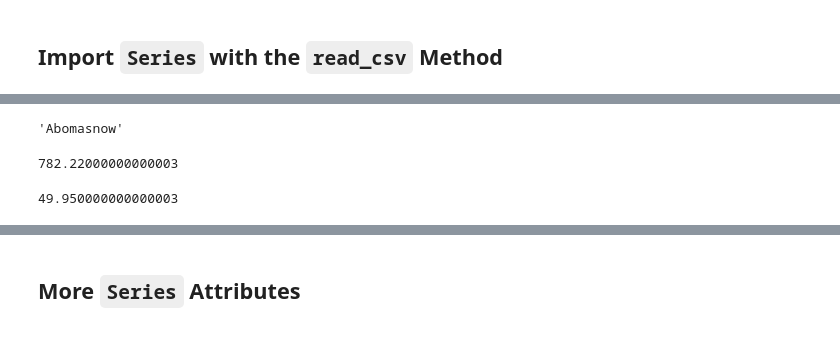
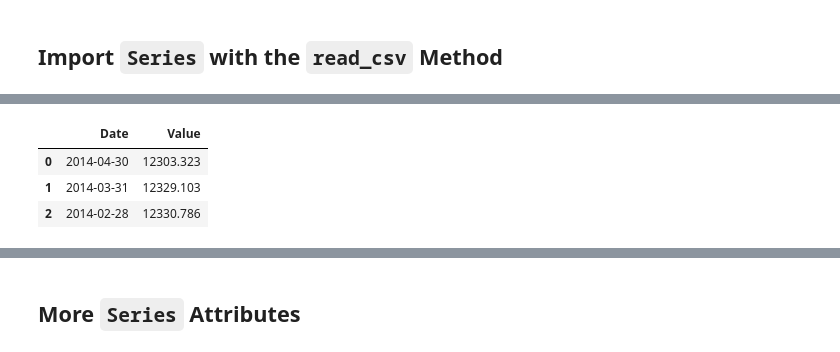
Before and after one commit to Elad-p/Python, a Jupyter notebook: Series.ipynb, the cells around one changed output, grey strips where cells are left out. Drawn from its saved outputs; the diff is of its cells as text; code cells hidden in the pictures.

```diff
--- a/Series.ipynb
+++ b/Series.ipynb
@@ -266,13 +242,8 @@ dict(google)
-# %%
-max(pokemon)
-min(pokemon)
-# %% [output]
-'Abomasnow'
-# %%
-max(google)
-# %% [output]
-782.22000000000003
-# %%
-min(google)
-# %% [output]
-49.950000000000003
+# %%
+labour = pd.read_csv("Labour-Force-Monthly-Australia.csv")
+labour.head(3)
+# %% [output]
+|  | Date | Value |
+| 0 | 2014-04-30 | 12303.323 |
+| 1 | 2014-03-31 | 12329.103 |
+| 2 | 2014-02-28 | 12330.786 |
```
Also changed, not shown: parts of 225 cells of this notebook.
